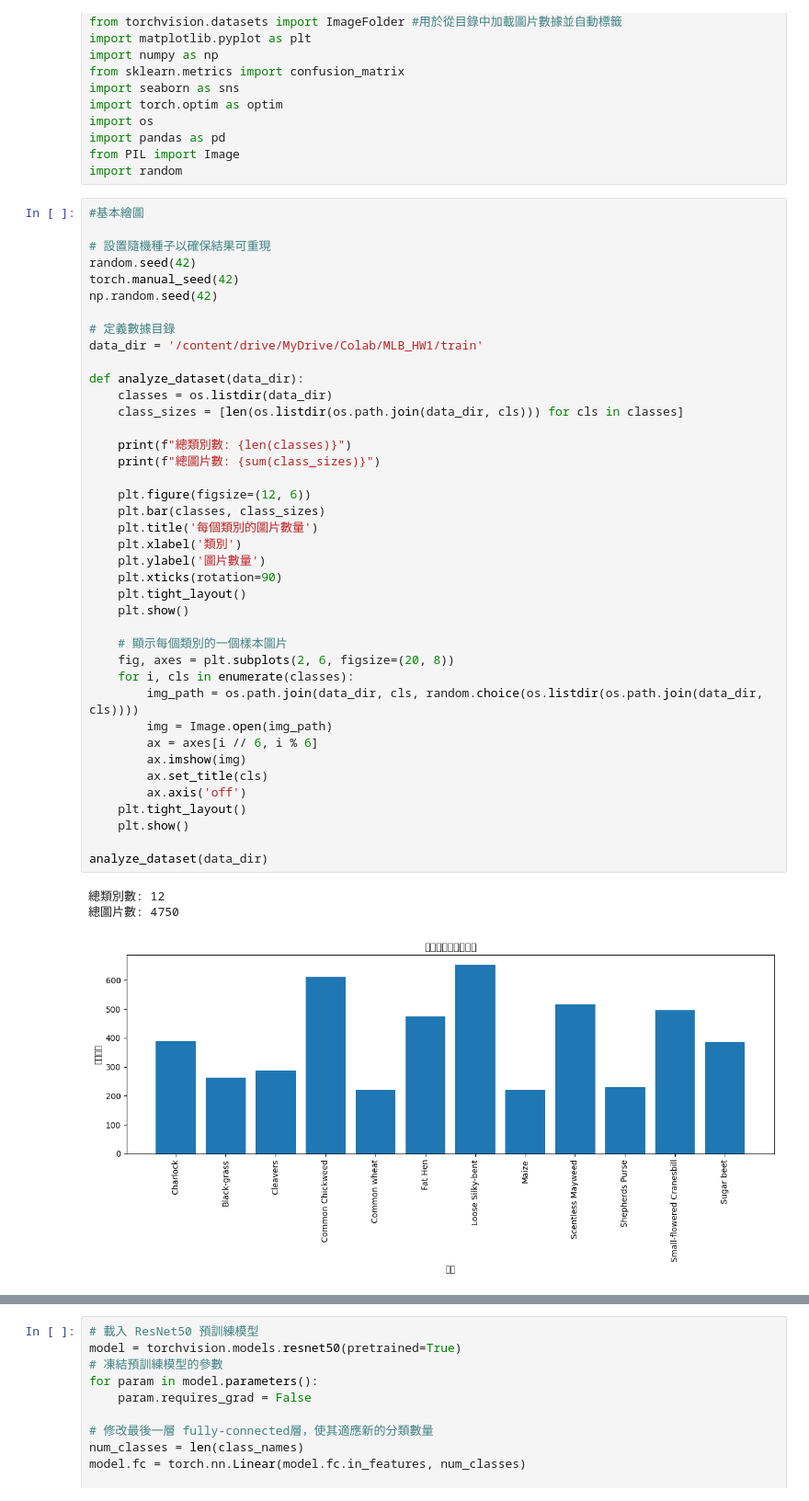
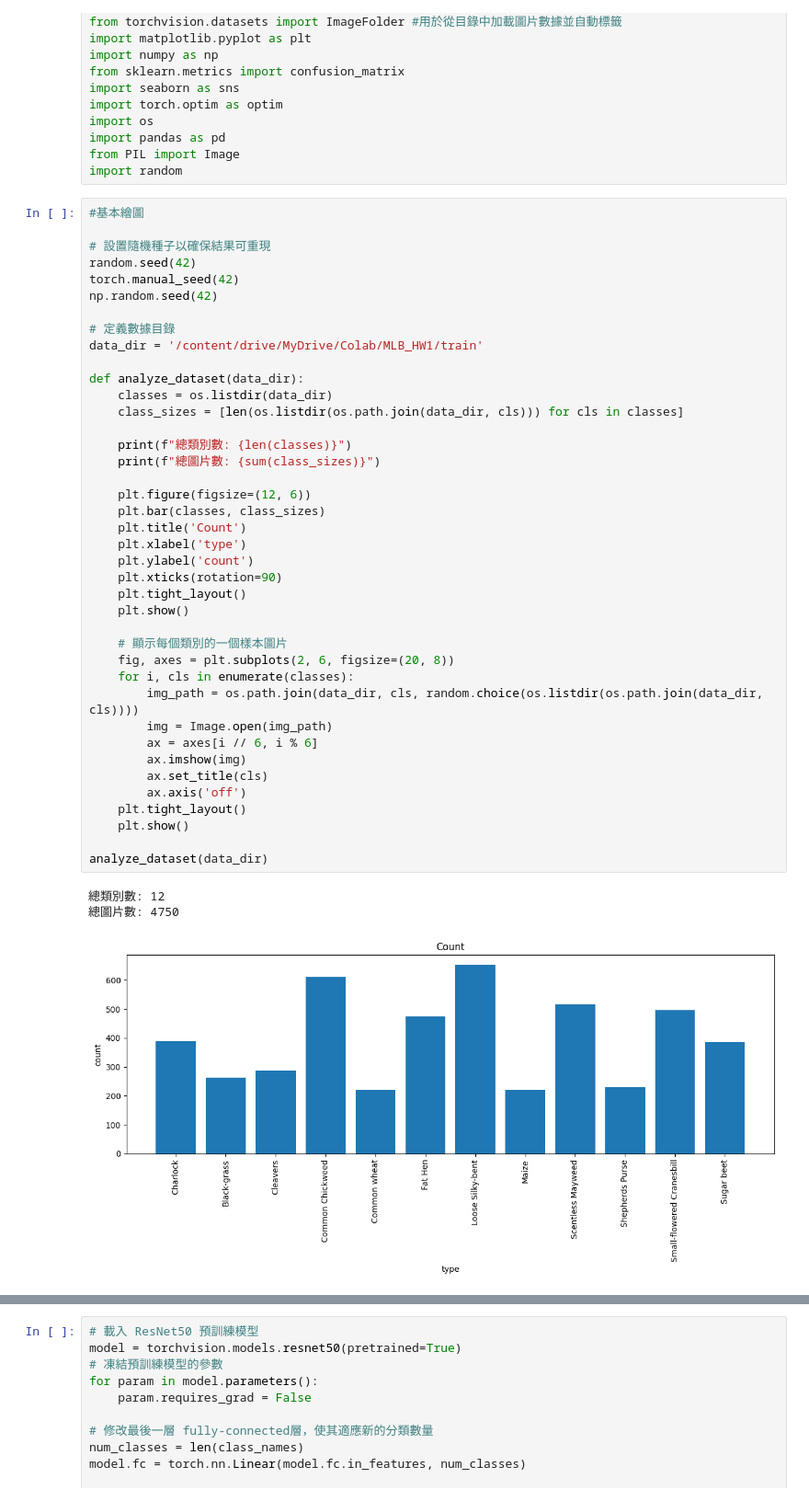
Before and after one commit to andrewLiu1028/HW1_seed_pred, a Jupyter notebook: MLV_Lab_HW_202409.ipynb, the cells around one changed output, grey strips where cells are left out. Shown at 92% size. Saved outputs shown, nothing was run; the diff lists cells and outputs as text.

```diff
--- a/MLV_Lab_HW_202409.ipynb
+++ b/MLV_Lab_HW_202409.ipynb
@@ -101,36 +103,36 @@ data_dir = '/content/drive/MyDrive/Colab/MLB_HW1/train'
 
 def analyze_dataset(data_dir):
     classes = os.listdir(data_dir)
     class_sizes = [len(os.listdir(os.path.join(data_dir, cls))) for cls in classes]
 
     print(f"總類別數: {len(classes)}")
     print(f"總圖片數: {sum(class_sizes)}")
 
     plt.figure(figsize=(12, 6))
     plt.bar(classes, class_sizes)
-    plt.title('每個類別的圖片數量')
-    plt.xlabel('類別')
-    plt.ylabel('圖片數量')
+    plt.title('Count')
+    plt.xlabel('type')
+    plt.ylabel('count')
     plt.xticks(rotation=90)
     plt.tight_layout()
     plt.show()
 
     # 顯示每個類別的一個樣本圖片
     fig, axes = plt.subplots(2, 6, figsize=(20, 8))
     for i, cls in enumerate(classes):
         img_path = os.path.join(data_dir, cls, random.choice(os.listdir(os.path.join(data_dir, cls))))
         img = Image.open(img_path)
         ax = axes[i // 6, i % 6]
         ax.imshow(img)
         ax.set_title(cls)
         ax.axis('off')
     plt.tight_layout()
     plt.show()
 
 analyze_dataset(data_dir)
 # %% [output]
 總類別數: 12
 總圖片數: 4750
-[figure, old version]
+[figure, new version]
 [figure]
 # %%
```
Also changed, not shown: parts of 7 cells of this notebook.
